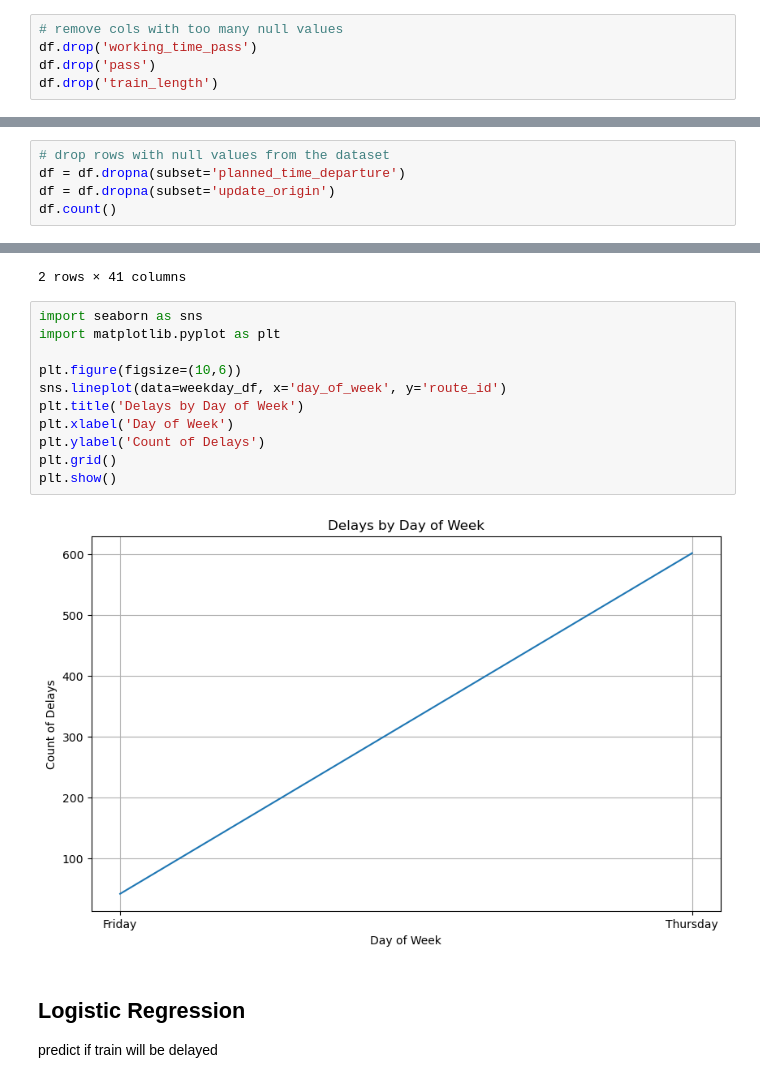
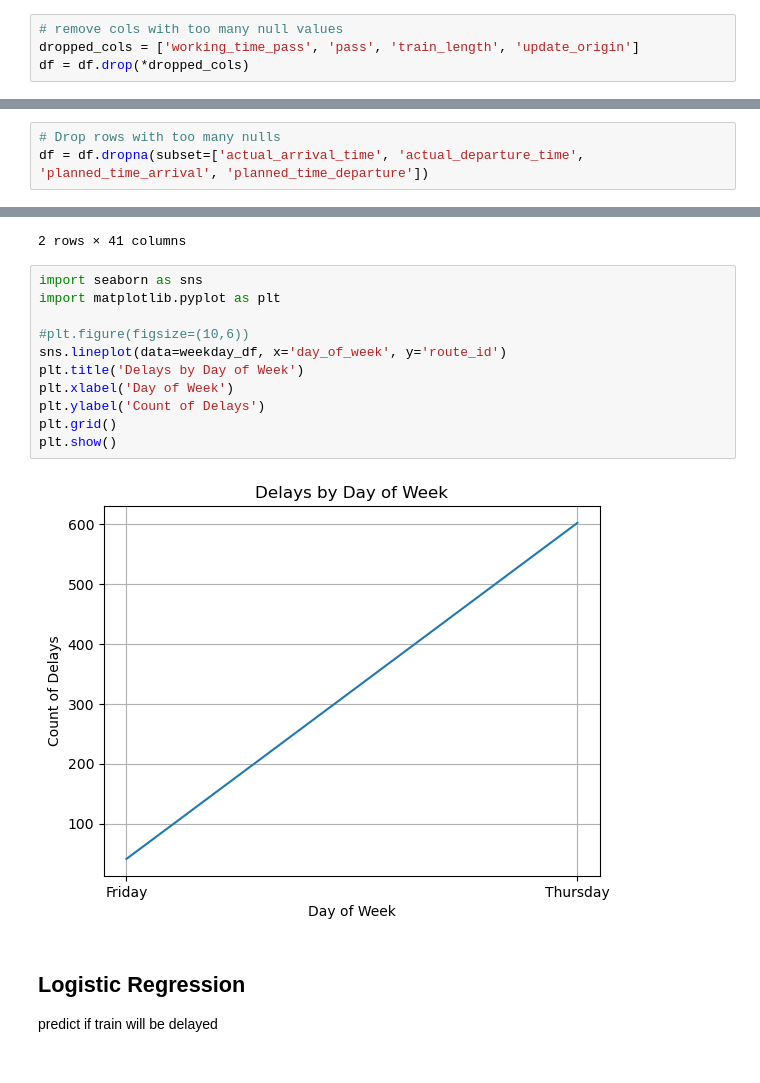
Before and after one commit to RSample12/Rail-Data-Final-Project, a Jupyter notebook: spark/jovyan/jovyan/rail_data_eda.ipynb, the cells around one changed output, grey strips where cells are left out. Cells and saved outputs as stored; diff of their text form.

```diff
--- a/spark/jovyan/jovyan/rail_data_eda.ipynb
+++ b/spark/jovyan/jovyan/rail_data_eda.ipynb
@@ -85,5 +87,4 @@ Dict_Null
 # %%
 # remove cols with too many null values
-df.drop('working_time_pass')
-df.drop('pass')
-df.drop('train_length')
+dropped_cols = ['working_time_pass', 'pass', 'train_length', 'update_origin']
+df = df.drop(*dropped_cols)
@@ -92,5 +90,0 @@ DataFrame[route_id: string, unique_id: string, service_start_date: string, updat
-# %%
-# drop rows with null values from the dataset
-df = df.dropna(subset='planned_time_departure')
-df = df.dropna(subset='update_origin')
-df.count()
@@ -99,3 +109,6 @@ df.count()
+# %%
+# Drop rows with too many nulls
+df = df.dropna(subset=['actual_arrival_time', 'actual_departure_time', 'planned_time_arrival', 'planned_time_departure'])
 # %%
 # pyspark value_counts
 # get list of categorical var cols
@@ -436,16 +619,16 @@ weekday_df
 # %%
 import seaborn as sns
 import matplotlib.pyplot as plt
 
-plt.figure(figsize=(10,6))
+#plt.figure(figsize=(10,6))
 sns.lineplot(data=weekday_df, x='day_of_week', y='route_id')
 plt.title('Delays by Day of Week')
 plt.xlabel('Day of Week')
 plt.ylabel('Count of Delays')
 plt.grid()
 plt.show()
 # %% [output]
-[figure, old version]
+[figure, new version]
 # %% [markdown]
 ## Logistic Regression
 predict if train will be delayed
```
Also changed, not shown: parts of 52 cells of this notebook, 12 other files.
